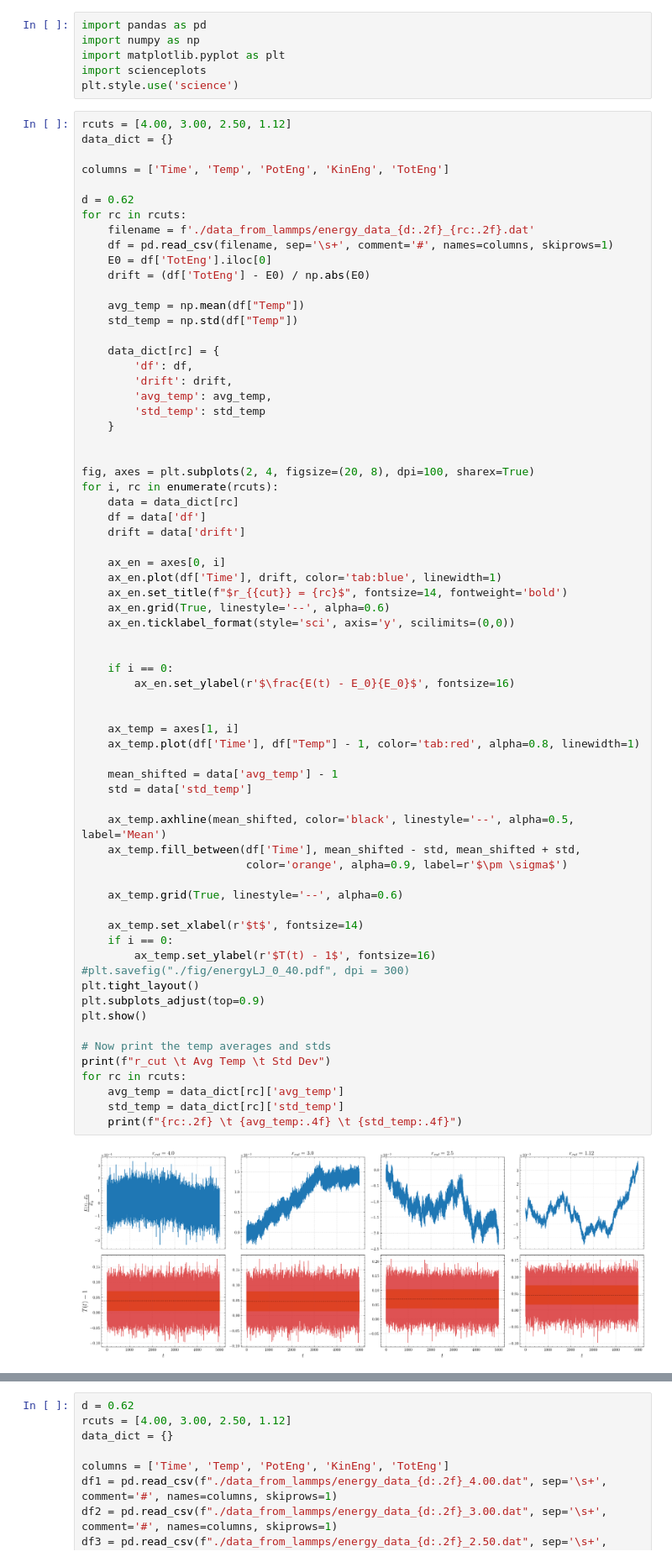
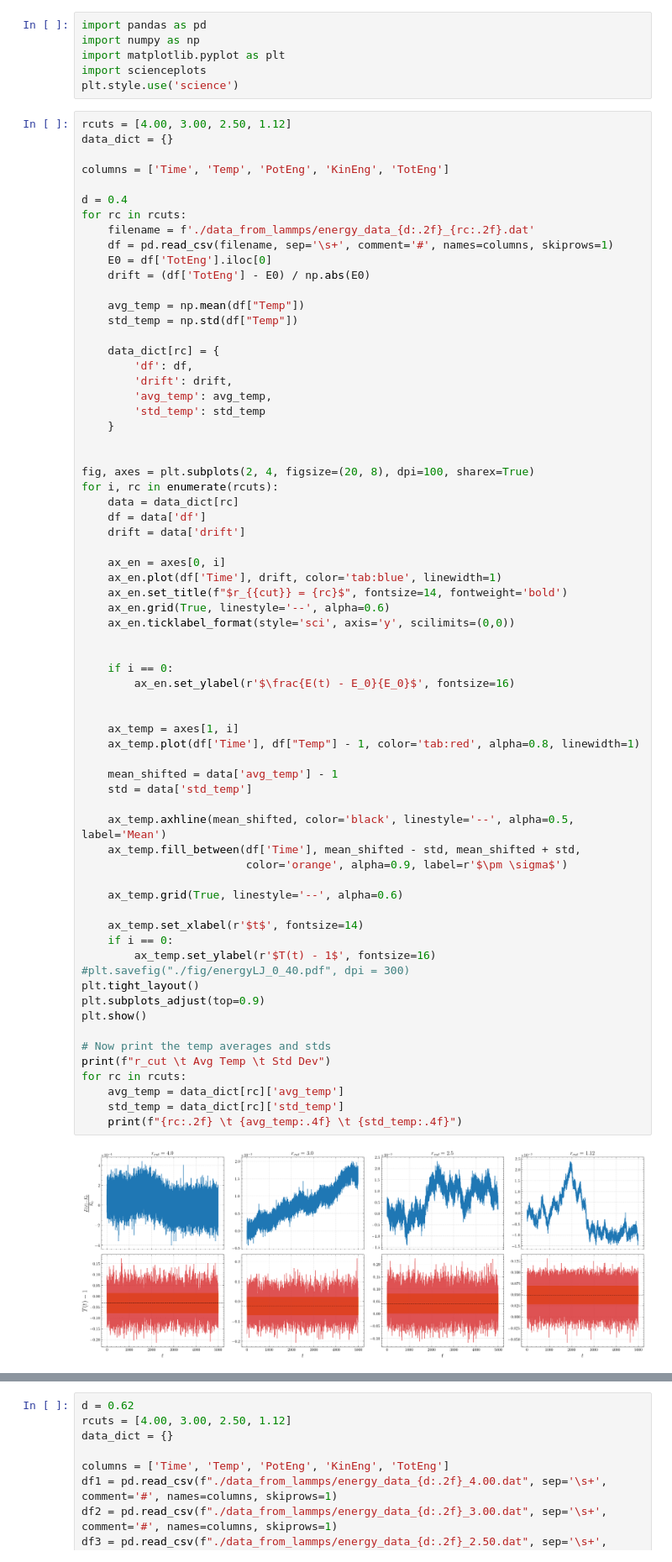
Before and after one commit to lorenzorizzi17/NumericalMethodsForSoftMatter, a Jupyter notebook: MolecularDynamics/Ex2/analyses.ipynb, the cells around one changed output, grey strips where cells are left out. Shown at 84% size. Cells and saved outputs as stored; diff of their text form.

```diff
--- a/MolecularDynamics/Ex2/analyses.ipynb
+++ b/MolecularDynamics/Ex2/analyses.ipynb
@@ -278,7 +278,7 @@ data_dict = {}
 
 columns = ['Time', 'Temp', 'PotEng', 'KinEng', 'TotEng']
 
-d = 0.62
+d = 0.4
 for rc in rcuts:
     filename = f'./data_from_lammps/energy_data_{d:.2f}_{rc:.2f}.dat'
     df = pd.read_csv(filename, sep='\s+', comment='#', names=columns, skiprows=1)
@@ -313,32 +313,32 @@ for i, rc in enumerate(rcuts):
         ax_en.set_ylabel(r'$\frac{E(t) - E_0}{E_0}$', fontsize=16)
 
 
     ax_temp = axes[1, i]
     ax_temp.plot(df['Time'], df["Temp"] - 1, color='tab:red', alpha=0.8, linewidth=1)
 
     mean_shifted = data['avg_temp'] - 1
     std = data['std_temp']
 
     ax_temp.axhline(mean_shifted, color='black', linestyle='--', alpha=0.5, label='Mean')
     ax_temp.fill_between(df['Time'], mean_shifted - std, mean_shifted + std,
                          color='orange', alpha=0.9, label=r'$\pm \sigma$')
 
     ax_temp.grid(True, linestyle='--', alpha=0.6)
 
     ax_temp.set_xlabel(r'$t$', fontsize=14)
     if i == 0:
         ax_temp.set_ylabel(r'$T(t) - 1$', fontsize=16)
 #plt.savefig("./fig/energyLJ_0_40.pdf", dpi = 300)
 plt.tight_layout()
 plt.subplots_adjust(top=0.9)
 plt.show()
 
 # Now print the temp averages and stds
 print(f"r_cut \t Avg Temp \t Std Dev")
 for rc in rcuts:
     avg_temp = data_dict[rc]['avg_temp']
     std_temp = data_dict[rc]['std_temp']
     print(f"{rc:.2f} \t {avg_temp:.4f} \t {std_temp:.4f}")
 # %% [output]
-[figure, old version]
+[figure, new version]
 r_cut    Avg Temp        Std Dev
```
Also changed, not shown: parts of 1 cell of this notebook, 21 other files.
